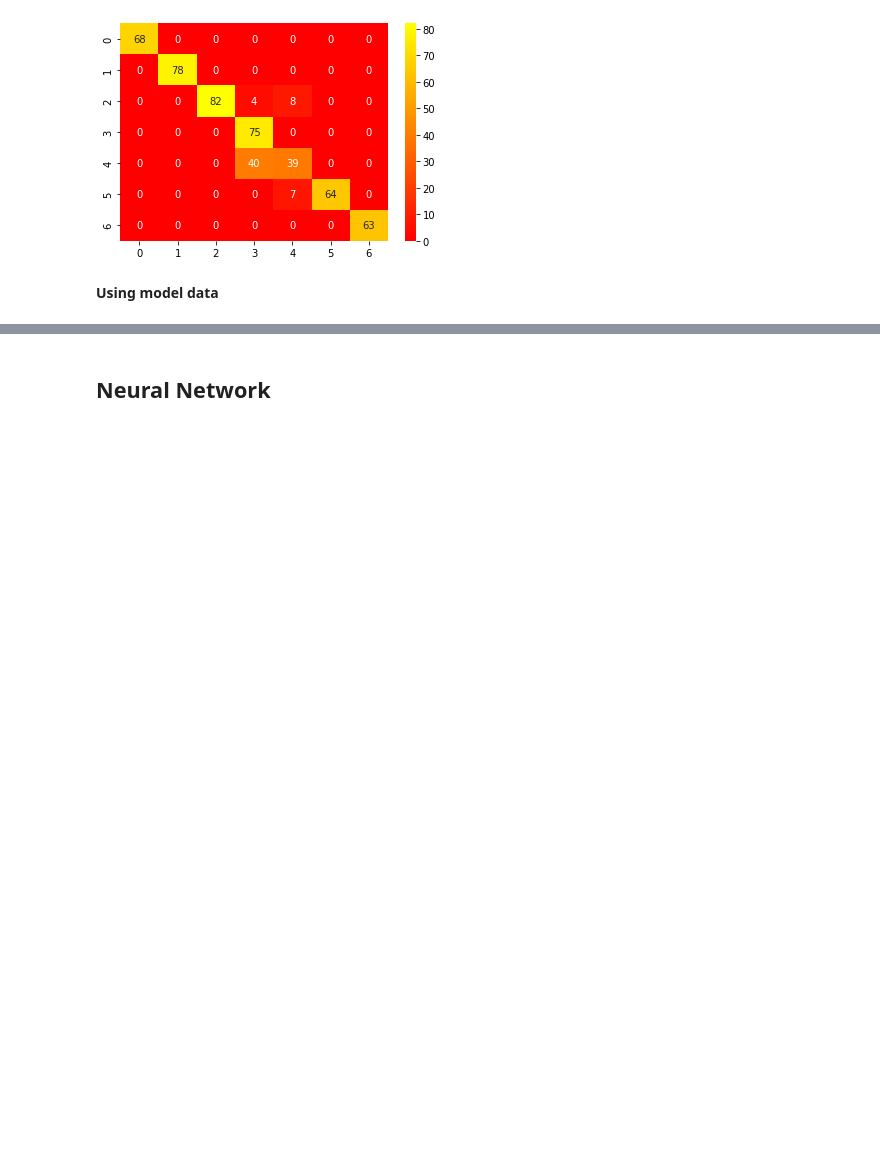
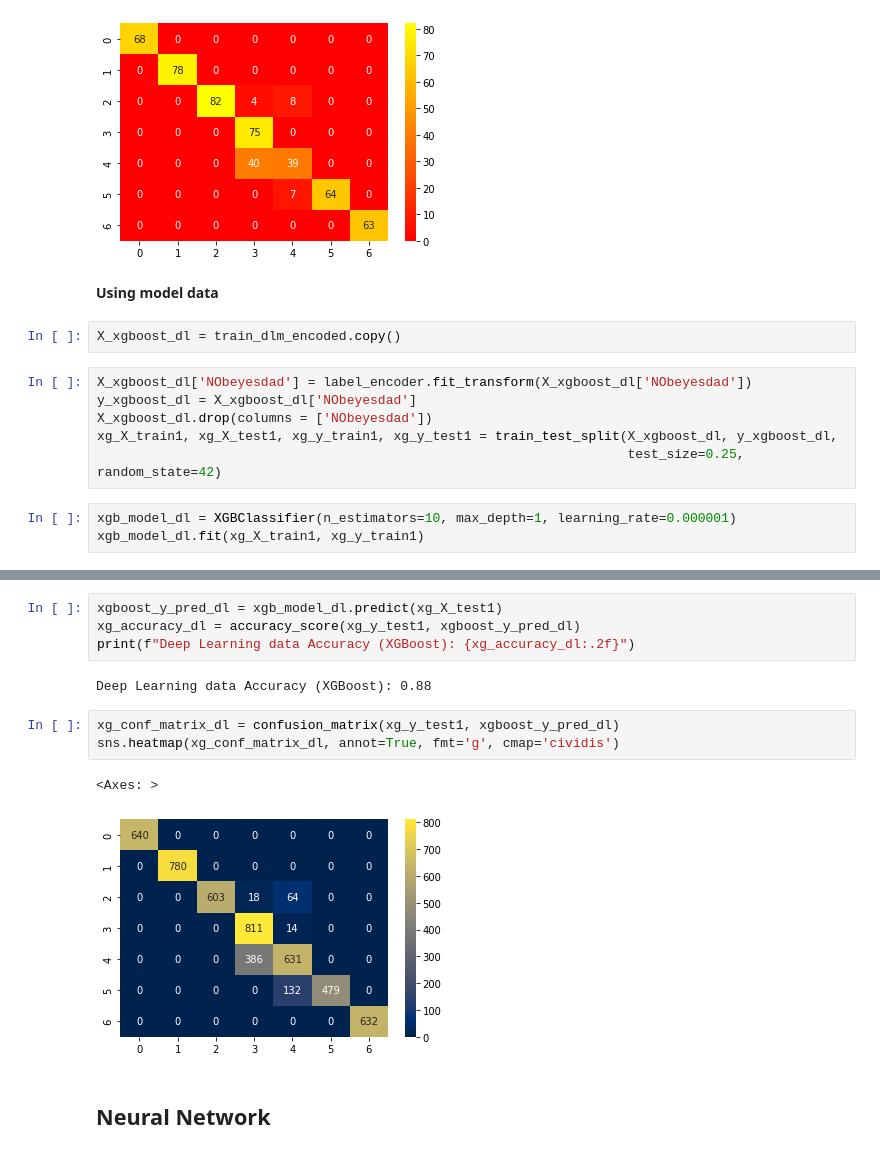
Before and after one commit to adinayak99/GW-Capstone-Project, a Jupyter notebook: ML Models.ipynb, the cells around one changed output, grey strips where cells are left out. Drawn from its saved outputs; the diff is of its cells as text; blank space fills up the shorter version.

```diff
--- a/ML Models.ipynb
+++ b/ML Models.ipynb
@@ -135,3 +176,14 @@ sns.heatmap(xg_conf_matrix, annot=True, fmt='g', cmap='autumn')
 [figure]
 # %% [markdown]
 <b>Using model data</b>
+# %%
+X_xgboost_dl = train_dlm_encoded.copy()
+# %%
+X_xgboost_dl['NObeyesdad'] = label_encoder.fit_transform(X_xgboost_dl['NObeyesdad'])
+y_xgboost_dl = X_xgboost_dl['NObeyesdad']
+X_xgboost_dl.drop(columns = ['NObeyesdad'])
+xg_X_train1, xg_X_test1, xg_y_train1, xg_y_test1 = train_test_split(X_xgboost_dl, y_xgboost_dl,
+                                                                    test_size=0.25, random_state=42)
+# %%
+xgb_model_dl = XGBClassifier(n_estimators=10, max_depth=1, learning_rate=0.000001)
+xgb_model_dl.fit(xg_X_train1, xg_y_train1)
@@ -138,3 +202,15 @@ sns.heatmap(xg_conf_matrix, annot=True, fmt='g', cmap='autumn')
+# %%
+xgboost_y_pred_dl = xgb_model_dl.predict(xg_X_test1)
+xg_accuracy_dl = accuracy_score(xg_y_test1, xgboost_y_pred_dl)
+print(f"Deep Learning data Accuracy (XGBoost): {xg_accuracy_dl:.2f}")
+# %% [output]
+Deep Learning data Accuracy (XGBoost): 0.88
+# %%
+xg_conf_matrix_dl = confusion_matrix(xg_y_test1, xgboost_y_pred_dl)
+sns.heatmap(xg_conf_matrix_dl, annot=True, fmt='g', cmap='cividis')
+# %% [output]
+<Axes: >
+[figure, added]
 # %% [markdown]
 <h2>Neural Network</h2>
 # %% [markdown]
```
Also changed, not shown: parts of 21 cells of this notebook.
